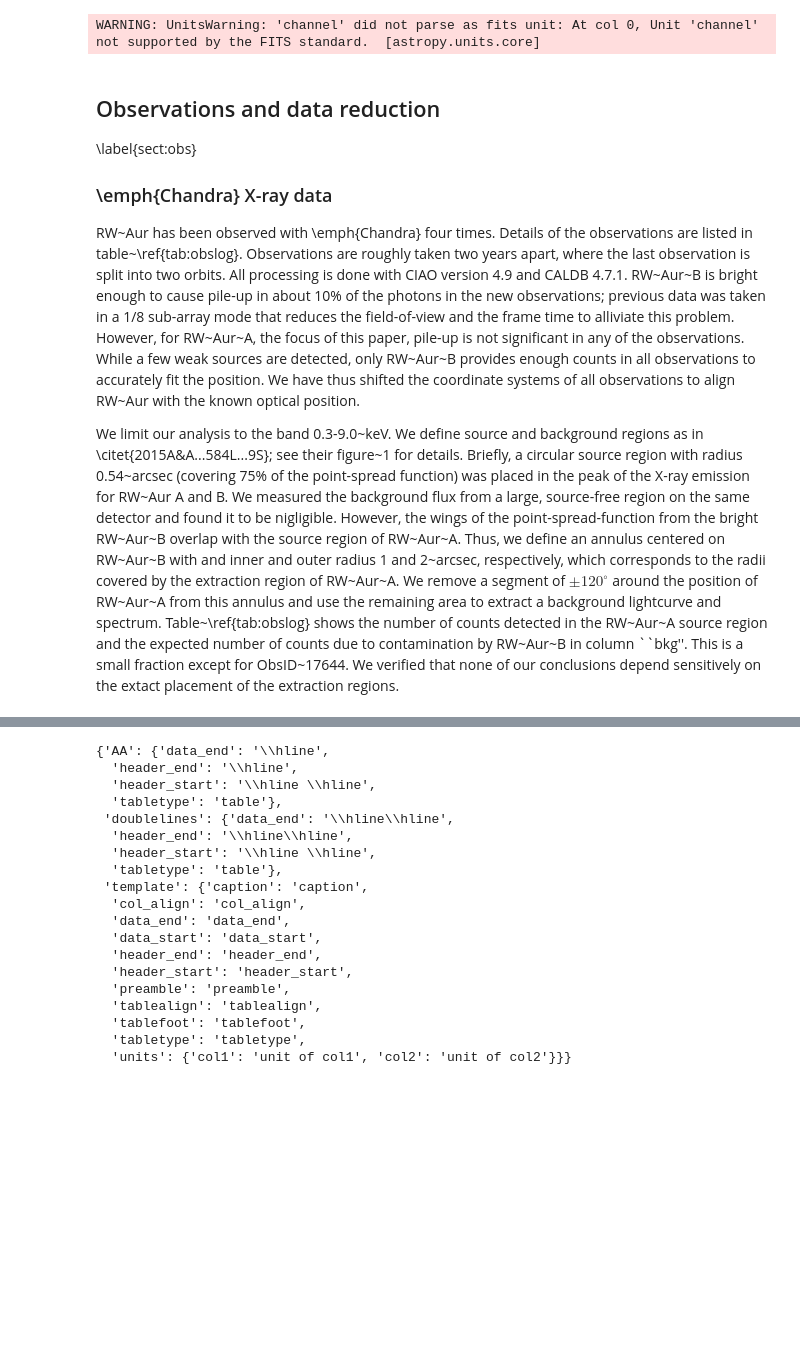
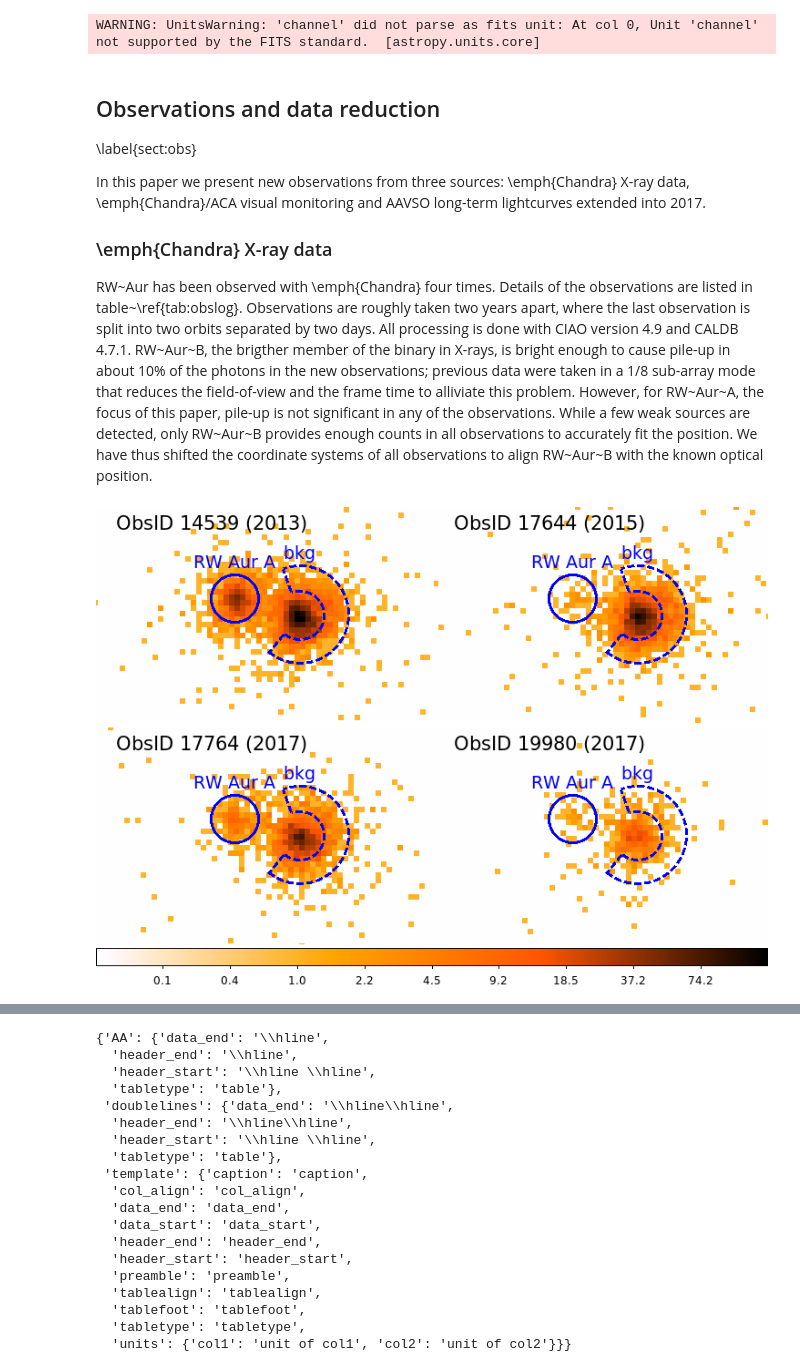
Before and after one commit to hamogu/RWAur, a Jupyter notebook: article.ipynb, the cells around one changed output, grey strips where cells are left out. Cells and saved outputs as stored; diff of their text form; code cells hidden in the pictures; blank space fills up the shorter version.

```diff
--- a/article.ipynb
+++ b/article.ipynb
@@ -221,9 +151,12 @@ WARNING: UnitsWarning: 'channel' did not parse as fits unit: At col 0, Unit 'cha
 
 \label{sect:obs}
 
+In this paper we present new observations from three sources: \emph{Chandra} X-ray data, \emph{Chandra}/ACA visual monitoring and AAVSO long-term lightcurves extended into 2017.
+
 ### \emph{Chandra} X-ray data
 
-RW~Aur has been observed with \emph{Chandra} four times. Details of the observations are listed in table~\ref{tab:obslog}. Observations are roughly taken two years apart, where the last observation is split into two orbits. All processing is done with CIAO version 4.9 and CALDB 4.7.1. RW~Aur~B is bright enough to cause pile-up in about 10\% of the photons in the new observations; previous data was taken in a 1/8 sub-array mode that reduces the field-of-view and the frame time to alliviate this problem. However, for RW~Aur~A, the focus of this paper, pile-up is not significant in any of the observations. While a few weak sources are detected, only RW~Aur~B provides enough counts in all observations to accurately fit the position. We have thus shifted the coordinate systems of all observations to align RW~Aur with the known optical position.
-
-We limit our analysis to the band 0.3-9.0~keV. We define source and background regions as in \citet{2015A&A...584L...9S}; see their figure~1 for details. Briefly, a circular source region with radius 0.54~arcsec (covering 75\% of the point-spread function) was placed in the peak of the X-ray emission for RW~Aur A and B. We measured the background flux from a large, source-free region on the same detector and found it to be nigligible. However, the wings of the point-spread-function from the bright RW~Aur~B overlap with the source region of RW~Aur~A. Thus, we define an annulus centered on RW~Aur~B with and inner and outer radius 1 and 2~arcsec, respectively, which corresponds to the radii covered by the extraction region of RW~Aur~A. We remove a segment of $\pm120^\circ$ around the position of RW~Aur~A from this annulus and use the remaining area to extract a background lightcurve and spectrum. Table~\ref{tab:obslog} shows the number of counts detected in the RW~Aur~A source region and the expected number of counts due to contamination by RW~Aur~B in column ``bkg''. This is a small fraction except for ObsID~17644.
-We verified that none of our conclusions depend sensitively on the extact placement of the extraction regions.
+RW~Aur has been observed with \emph{Chandra} four times. Details of the observations are listed in table~\ref{tab:obslog}. Observations are roughly taken two years apart, where the last observation is split into two orbits separated by two days. All processing is done with CIAO version 4.9 and CALDB 4.7.1. RW~Aur~B, the brigther member of the binary in X-rays, is bright enough to cause pile-up in about 10\% of the photons in the new observations; previous data were taken in a 1/8 sub-array mode that reduces the field-of-view and the frame time to alliviate this problem. However, for RW~Aur~A, the focus of this paper, pile-up is not significant in any of the observations. While a few weak sources are detected, only RW~Aur~B provides enough counts in all observations to accurately fit the position. We have thus shifted the coordinate systems of all observations to align RW~Aur~B with the known optical position.
+# %%
+IPython.display.Image(filename=os.path.join(figout, 'regions.png'))
+# %% [output]
+[figure, added]
```
Also changed, not shown: parts of 53 cells of this notebook, 2 other files.
